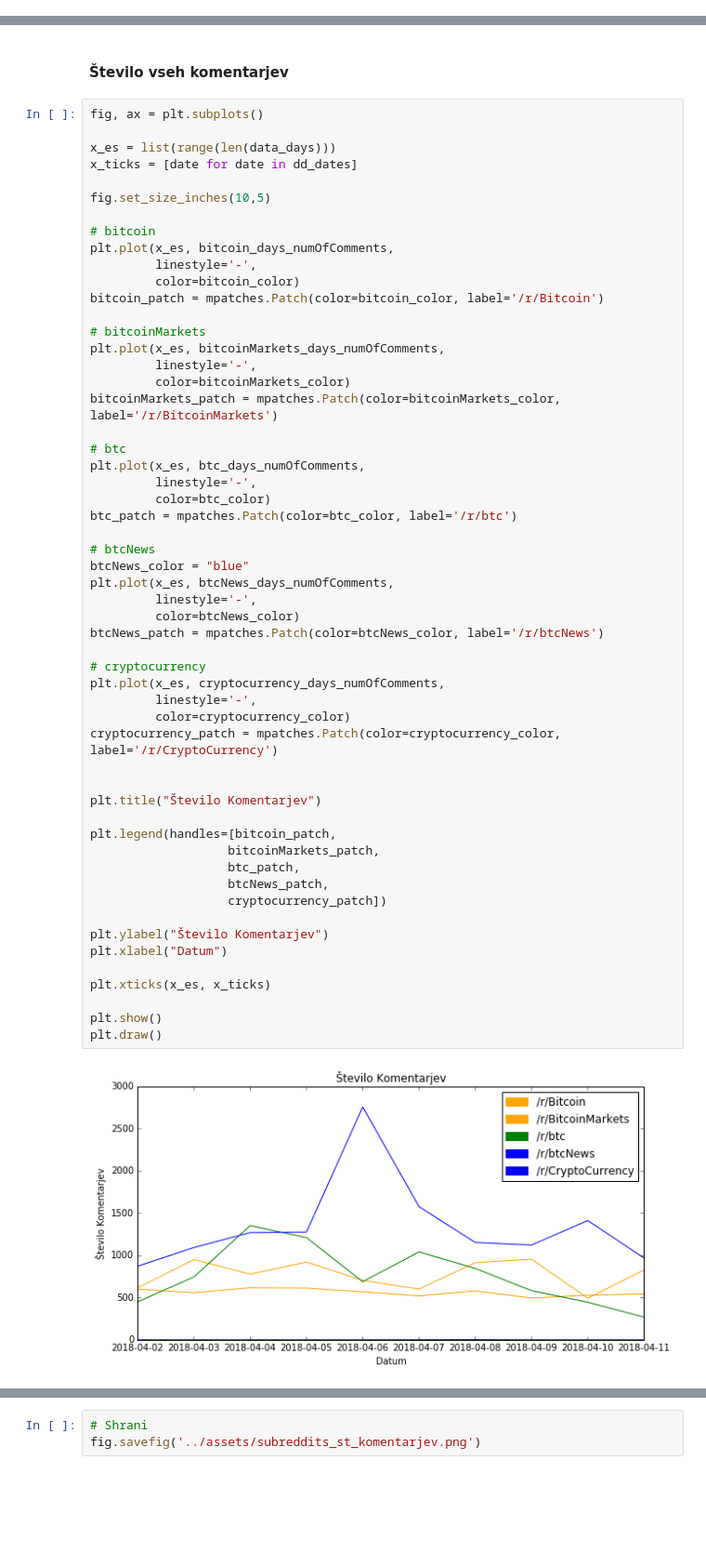
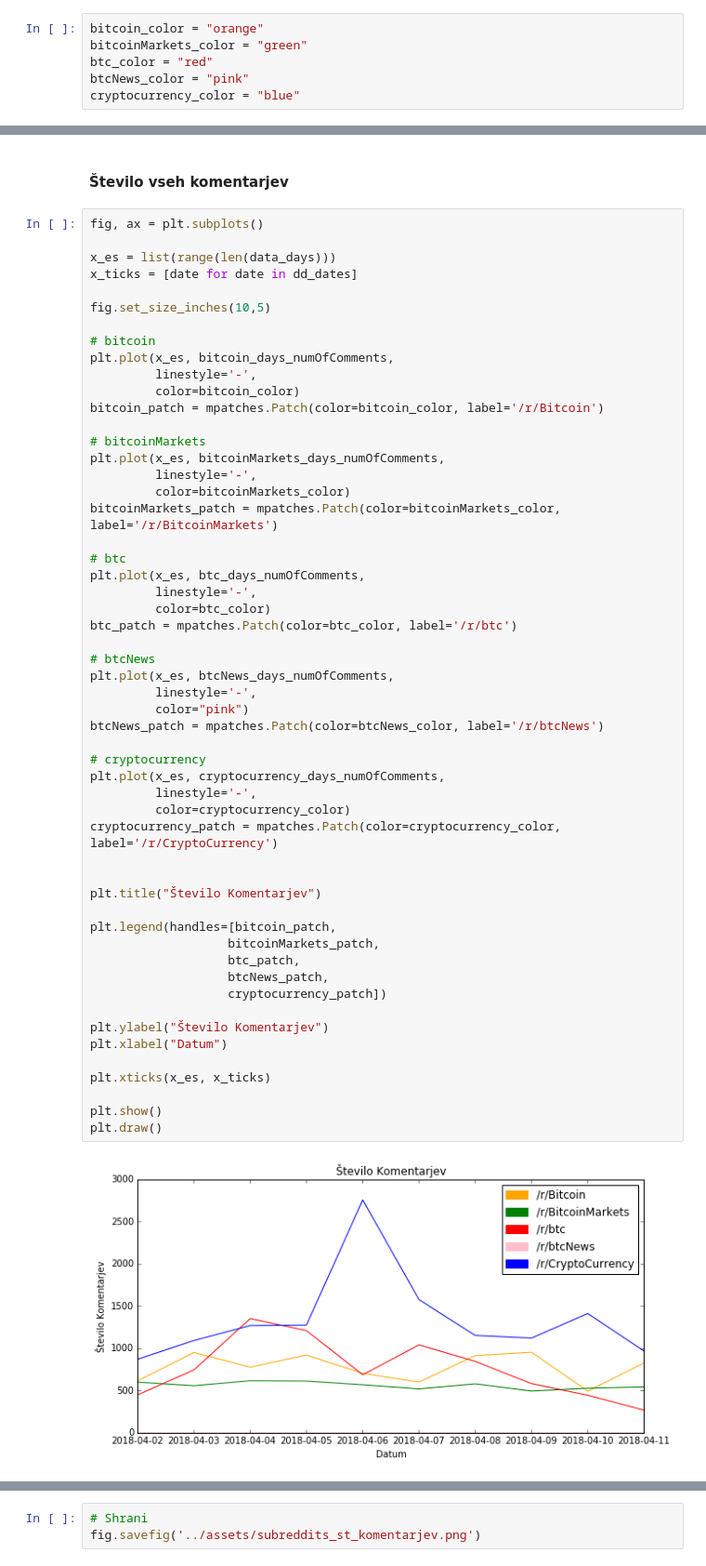
Before and after one commit to zl8252/PR18zl, a Jupyter notebook: data_analysis/reddit_data.ipynb, the cells around one changed output, grey strips where cells are left out. Shown at 93% size. Drawn from its saved outputs; the diff is of its cells as text; blank space fills up the shorter version.

Commit message:
Fixed colors

```diff
--- a/data_analysis/reddit_data.ipynb
+++ b/data_analysis/reddit_data.ipynb
@@ -216,3 +210,9 @@ cryptocurrency_color = "violet"
+# %%
+bitcoin_color = "orange"
+bitcoinMarkets_color = "green"
+btc_color = "red"
+btcNews_color = "pink"
+cryptocurrency_color = "blue"
 # %% [markdown]
 #### Število Level_0 komentarjev  (Daily Discussion)
 # %%
@@ -283,36 +281,35 @@ plt.plot(x_es, btc_days_numOfComments,
 btc_patch = mpatches.Patch(color=btc_color, label='/r/btc')
 
 # btcNews
-btcNews_color = "blue"
 plt.plot(x_es, btcNews_days_numOfComments,
          linestyle='-',
-         color=btcNews_color)
+         color="pink")
 btcNews_patch = mpatches.Patch(color=btcNews_color, label='/r/btcNews')
 
 # cryptocurrency
 plt.plot(x_es, cryptocurrency_days_numOfComments,
          linestyle='-',
          color=cryptocurrency_color)
 cryptocurrency_patch = mpatches.Patch(color=cryptocurrency_color, label='/r/CryptoCurrency')
 
 
 plt.title("Število Komentarjev")
 
 plt.legend(handles=[bitcoin_patch,
                    bitcoinMarkets_patch,
                    btc_patch,
                    btcNews_patch,
                    cryptocurrency_patch])
 
 plt.ylabel("Število Komentarjev")
 plt.xlabel("Datum")
 
 plt.xticks(x_es, x_ticks)
 
 plt.show()
 plt.draw()
 # %% [output]
-[figure, old version]
+[figure, new version]
 <matplotlib.figure.Figure at 0x...>
 # %%
 # Shrani
```
Also changed, not shown: parts of 3 cells of this notebook, 2 other files.
